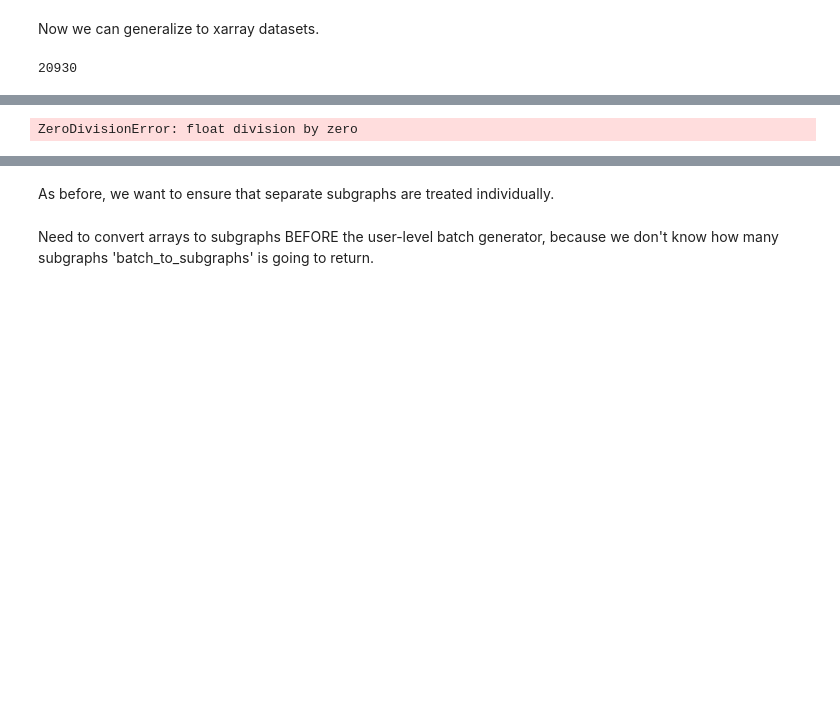
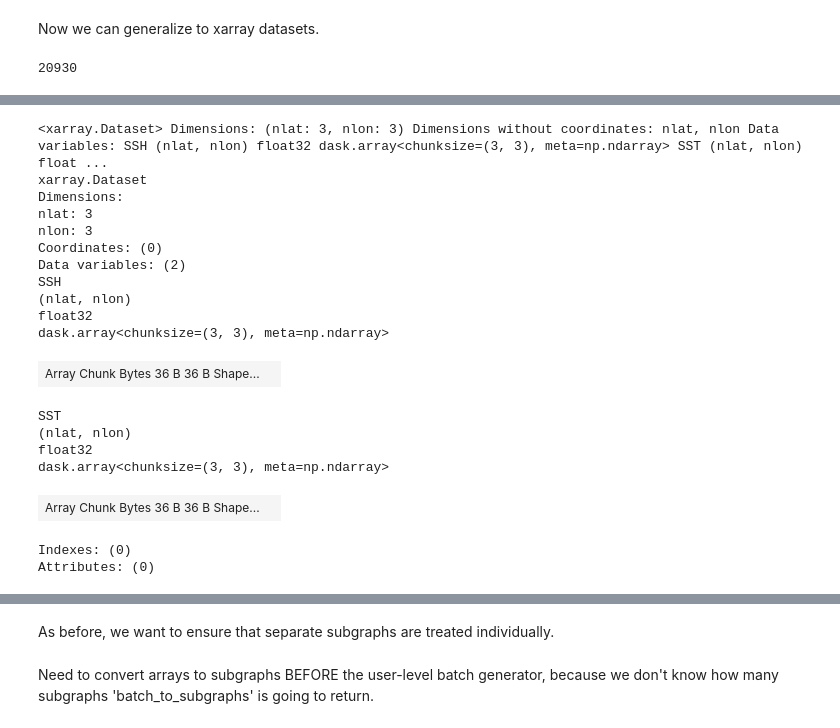
Before and after one commit to cmdupuis3/xbatcher-examples, a Jupyter notebook: graphs.ipynb, the cells around one changed output, grey strips where cells are left out. Cells and saved outputs as stored; diff of their text form; code cells hidden in the pictures; blank space fills up the shorter version.

```diff
--- a/graphs.ipynb
+++ b/graphs.ipynb
@@ -289,4 +289,3 @@ len(batch['input_batch'])
 20930
 # %%
 batch2 = batch[{'input_batch':0}]
-mask = np.logical_not(batch2['mask'])# check whether this is inverted
@@ -327,12 +323,13 @@ def contract(vars, size):
     stencil = {'nlat': latrange, 'nlon': lonrange}
     return vars[stencil]
 # %%
-def convolve(vars, kernel):
+def convolve(vars, varNames, kernel):
     '''
     Assumes kernel is a NxN matrix where N is odd
     '''
 
     mask = vars['mask']
+    vars = vars[varNames]
 
     latmax = mask.sizes['nlat']
     lonmax = mask.sizes['nlon']
@@ -345,6 +342,7 @@ def convolve(vars, kernel):
 
     conved = dict()
     for k, v in vars.items():
+
         cvar = xr.zeros_like(v[latrange, lonrange])
         for i in latrange:
             for j in lonrange:
@@ -354,37 +352,46 @@ def convolve(vars, kernel):
 
                 numerator = (kernel * msub * vsub).sum(dim=['nlat', 'nlon'])
                 denominator = (kernel * msub).sum(dim=['nlat', 'nlon']) # possible div by zero
-                if np.isclose(numerator, 0.): # check tolerance vs. variable values
-                    cvar[i-klat,j-klon] = 0.
+
+                if np.allclose(numerator, 0.): # check tolerance vs. variable values
+                    cvar[i-klat,j-klon] = xr.zeros_like(numerator)
                 else:
                     cvar[i-klat,j-klon] = numerator / denominator
 
+        # conved = xr.Dataset(conved.update({k:cvar}))
         conved.update({k:cvar})
 
+    conved = xr.Dataset(conved)
     return conved
 # %%
 kernel = xr.DataArray([[0,  1, 0],
                        [-1, 0, 1],
                        [0, -1, 0]],
                        dims=["nlat", "nlon"])
-# %%
-a = convolve(batch2, kernel=kernel)
-a['SSH']
-# %% [output]
-ZeroDivisionError: float division by zero
 # %%
-def xr_ds_to_graph(batch, sc):
+conv_f   = convolve(batch2, sc5.conv_var,  kernel)
 
-    # convolve and contract here
-
-    conv_f   = convolve(batch[sc.conv_var])
-    features = contract(batch[sc.input_var])
-    targets  = contract(batch[sc.target])
-
-    features = features | conv_f
-
-    mask = batch['mask']
-    features_graph = graph_builder(mask, features, sc.conv_var + sc.input_var)
-    targets_graph  = graph_builder(mask, targets,  sc.target)
-
-    return features_graph, targets_graph
+features = contract(batch2, sc5.input_var, 1)
+targets  = contract(batch2, sc5.target,    1)
+# %%
+conv_f
+# %% [output]
+<xarray.Dataset> Dimensions: (nlat: 3, nlon: 3) Dimensions without coordinates: nlat, nlon Data variables: SSH (nlat, nlon) float32 dask.array<chunksize=(3, 3), meta=np.ndarray> SST (nlat, nlon) float ...
+xarray.Dataset
+Dimensions:
+nlat: 3
+nlon: 3
+Coordinates: (0)
+Data variables: (2)
+SSH
+(nlat, nlon)
+float32
+dask.array<chunksize=(3, 3), meta=np.ndarray>
+| Array Chunk Bytes 36 B 36 B Shape... |  |
+SST
+(nlat, nlon)
+float32
+dask.array<chunksize=(3, 3), meta=np.ndarray>
+| Array Chunk Bytes 36 B 36 B Shape... |  |
+Indexes: (0)
+Attributes: (0)
```
Also changed, not shown: parts of 14 cells of this notebook.
